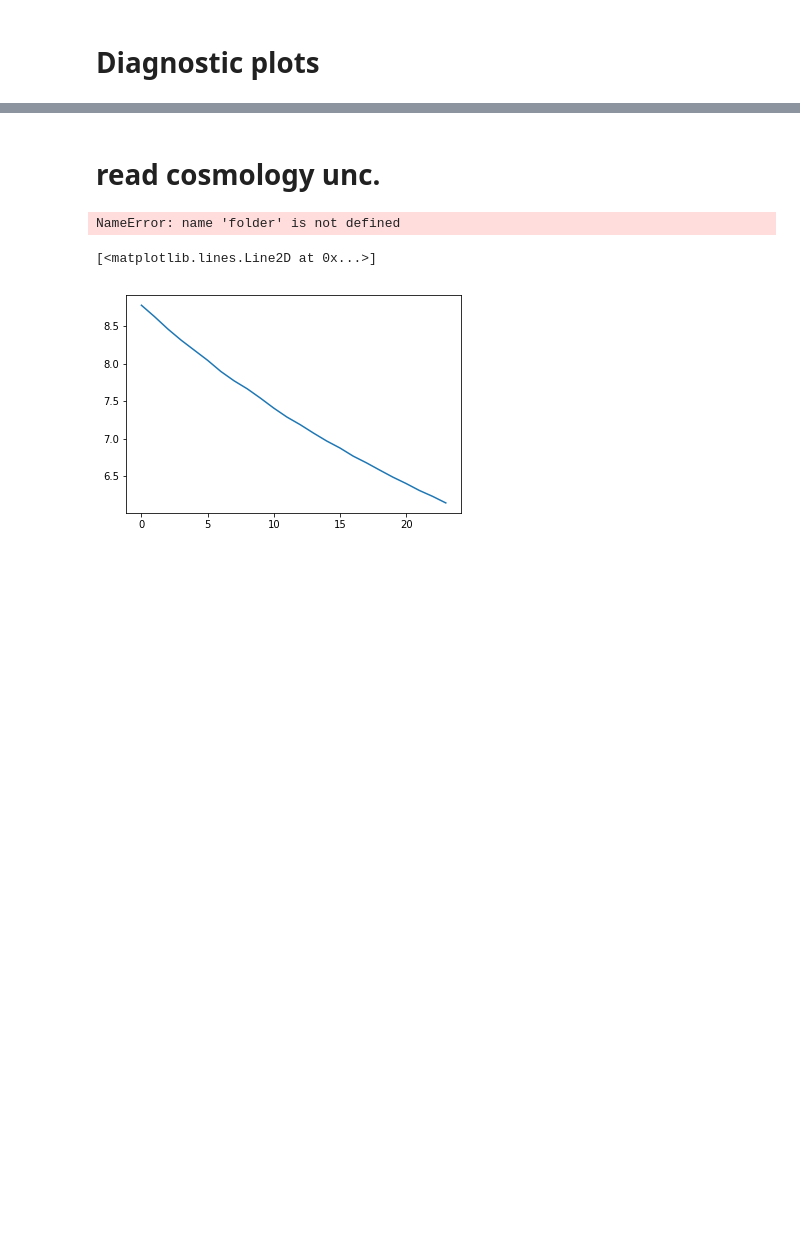
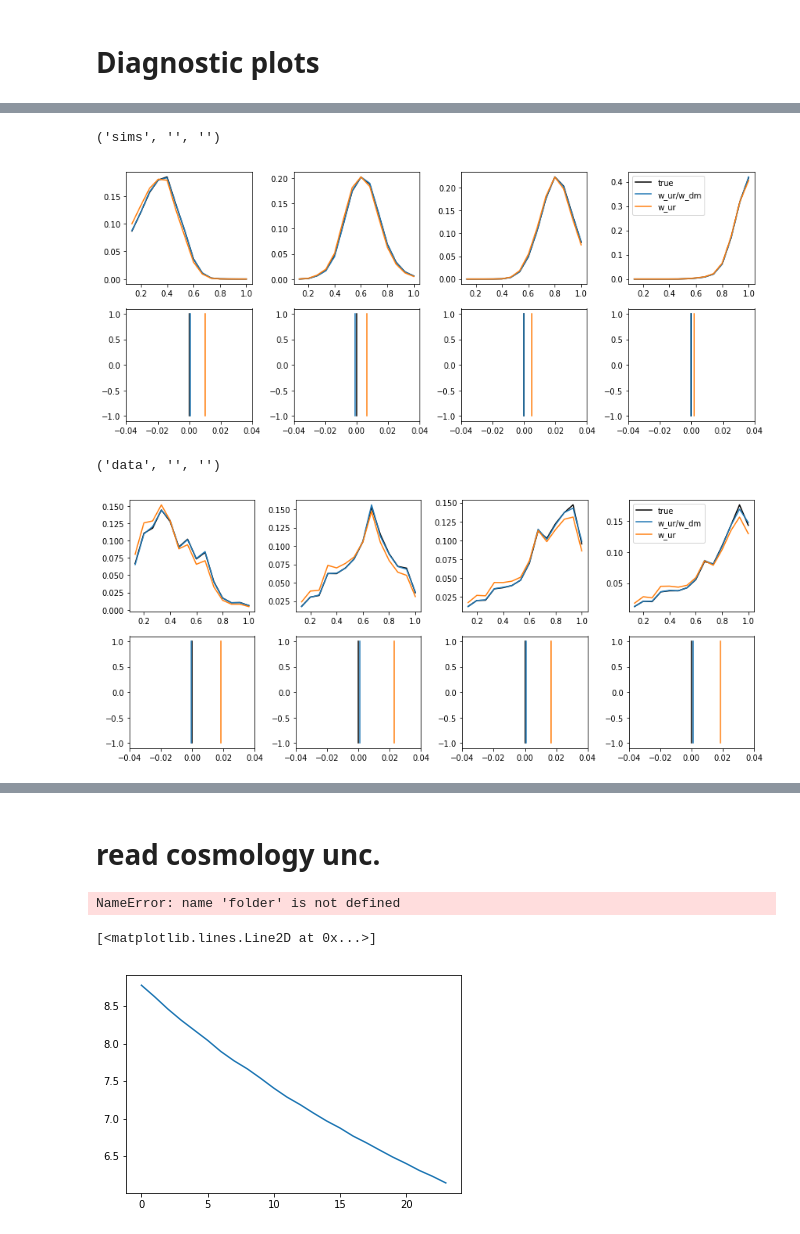
Before and after one commit to mgatti29/CORE, a Jupyter notebook: Preparing_results.ipynb, the cells around one changed output, grey strips where cells are left out. Saved outputs shown, nothing was run; the diff lists cells and outputs as text; code cells hidden in the pictures; blank space fills up the shorter version.

```diff
--- a/Preparing_results.ipynb
+++ b/Preparing_results.ipynb
@@ -420,7 +443,7 @@ runs = ['sims_WL_eboss',
         'sims_WL_rmg_rmgz_higherlum',
         'sims_WL_rmg_rmgz_combined',
         'sims_WL_rmg_truez',
-        'sims_WL_rmg_rmgz_higherlum_data'
+        'sims_WL_rmg_rmgz_higherlum_data',
         'sims_WL_rmg_rmgz_combined_data'
         ]
 dict_cosmosis = dict()
@@ -457,8 +480,8 @@ for run in runs:
         for j in range(n_tomo_cosmosis):
             for i in range(n_ref_cosmosis):
 
-                min_theta_rp=(min_rp[kk]/(1000*(1.+z_ref[i])*cd.angular_diameter_distance(z_ref[i],**cosmo)))/((2*math.pi)/360)
-                max_theta_rp=(max_rp[kk]/(1000*(1.+z_ref[i])*cd.angular_diameter_distance(z_ref[i],**cosmo)))/((2*math.pi)/360)
+                min_theta_rp=(min_rp_a[kk]/(1000*(1.+z_ref[i])*cd.angular_diameter_distance(z_ref[i],**cosmo)))/((2*math.pi)/360)
+                max_theta_rp=(max_rp_a[kk]/(1000*(1.+z_ref[i])*cd.angular_diameter_distance(z_ref[i],**cosmo)))/((2*math.pi)/360)
 
                 # magnification 1st factor
                 mute = np.loadtxt(path_output+run+"/mag_pos_xi/bin_{1}_{0}.txt".format(i+1,j+1))
@@ -488,9 +511,9 @@ for run in runs:
         mute_dict['mag_pos1'] = mag_pos1
         mute_dict['z_ref'] = z_ref
         mute_dict['true_Nz'] = z_ref
-
         dict_cosmosis[run+scale_label] = mute_dict
 
+save_obj('/global/cscratch1/sd/mgatti/clustering_z/data/dict_cosmosis',dict_cosmosis)
 print ('done')
 # %% [output]
 sims_WL_eboss
@@ -618,0 +659,65 @@ np.trapz(yy,z_ref[:-2])
+# %%
+shifts_collection_eboss = {0:dict(),1:dict(),2:dict(),3:dict()}
+
+typ_arr = ['sims','data']
+sc_arr= ['','']
+rmg_l_ar = ['','']
+for case in range(2):
+    typ = typ_arr[case]
+    sc = sc_arr[case]
+    rmg_l= rmg_l_ar[case]
+    fig, ax = plt.subplots(2,len(wl_sims_nz.keys()), figsize=(12,5))
+
+    print (typ,sc,rmg_l)
+    for key in wl_sims_nz.keys():
+        shifts_collection[key]
+
+        zz = dict_cosmosis[typ+'_WL_eboss']['z_ref'][:-1]
+
+        # ,wl_sims_nz[key]['Nz']
+        if typ =='sims':
+            true = rebin(wl_sims_nz[key]['z'], wl_sims_nz[key]['Nz'], bins_eboss )
+            true=true[:-1]/np.sum(true[:-1])
+        if typ=='data':
+            true = rebin(wl_data_nz[key]['z'], wl_data_nz[key]['Nz'], bins_eboss )
+            true=true[:-1]/np.sum(true[:-1])
+
+        # compute interval: +-2sigma
+        mean_true = compute_mean(zz,true)
+        std_true = compute_std(zz,true)
+        mask = (zz>(mean_true-stdv*std_true)) & (zz<(mean_true+stdv*std_true))
+        mean_true_s = compute_mean(zz[mask],true[mask])
+        #
+        ax[0,key].plot(zz,true,color='black',label='true')
+        shift = mean_true_s-compute_mean(zz[mask],true[mask])
+        ax[1,key].plot([shift,shift],[-1,1],color='black',label='true')
+
+
+        y = dict_cosmosis[typ+'_WL_eboss'+sc]['w_ur'][key,:-1]/dict_cosmosis[typ+'_WL_eboss'+sc]['w_rr'][key,:-1]
+        ax[0,key].plot(zz,y/np.sum(y),label='w_ur/w_dm')
+        shift = mean_true_s-compute_mean(zz[mask],y[mask])
+        ax[1,key].plot([shift,shift],[-1,1],label='w_ur/w_dm')
+
+        shifts_collection_eboss[key][typ+'w_ur/w_dm'+sc] = shift
+
+        y = dict_cosmosis[typ+'_WL_eboss'+sc]['w_ur'][key,:-1]
+        shift = mean_true_s-compute_mean(zz[mask],y[mask])
+        ax[0,key].plot(zz,y/np.sum(y),label='w_ur')
+        ax[1,key].plot([shift,shift],[-1,1],label='w_ur')
+        shifts_collection_eboss[key][typ+'w_ur'+sc] = shift
+
+
+        #ax[key].plot(wl_sims_nz[key]['z'],wl_sims_nz[key]['Nz'],label = 'sims')
+        #ax[key].plot(wl_data_nz[key]['z'],wl_data_nz[key]['Nz'],label = 'data')
+    ax[0,3].legend()
+    ax[1,0].set_xlim([-0.04,0.04])
+    ax[1,1].set_xlim([-0.04,0.04])
+    ax[1,2].set_xlim([-0.04,0.04])
+    ax[1,3].set_xlim([-0.04,0.04])
+    plt.tight_layout()
+    plt.show()
+# %% [output]
+('sims', '', '')
+[figure, added]
+('data', '', '')
+[figure, added]
```
Also changed, not shown: parts of 9 cells of this notebook.
